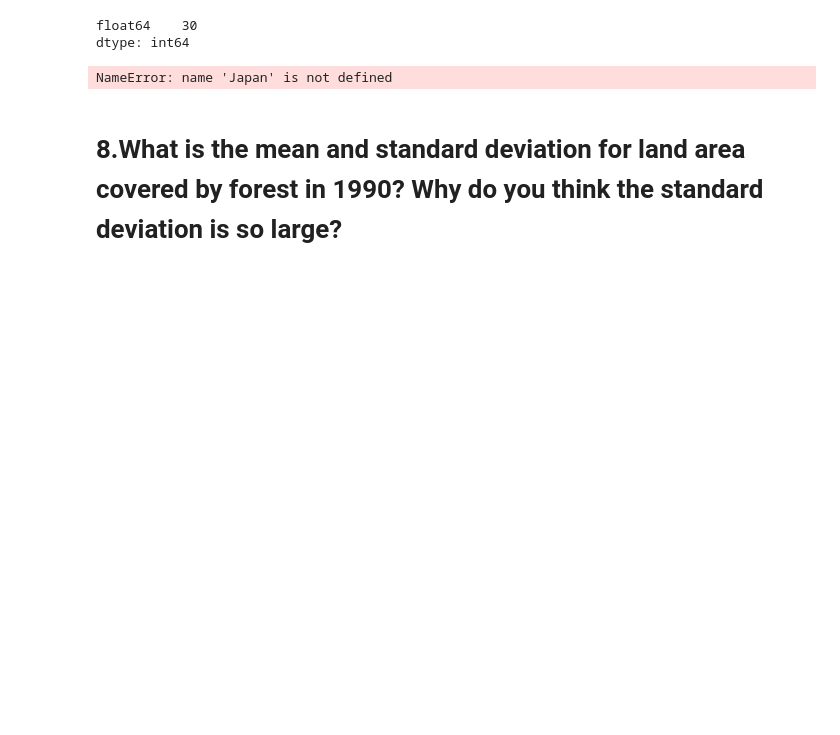
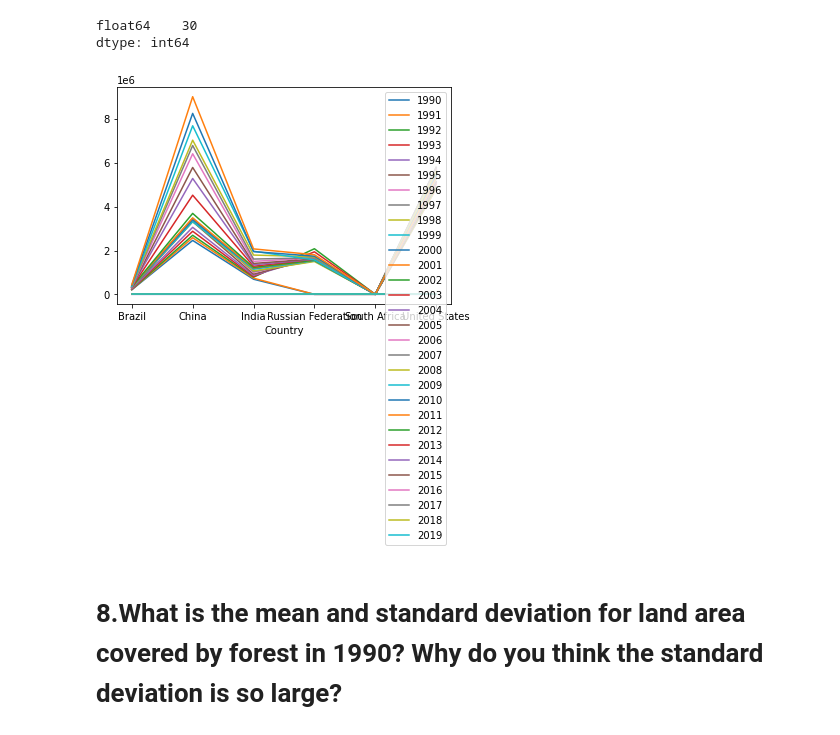
Before and after one commit to rethabilethulo/statistical_thinking1, a Jupyter notebook: Stats_thinking.ipynb, the cells around one changed output. Drawn from its saved outputs; the diff is of its cells as text; code cells hidden in the pictures; blank space fills up the shorter version.

```diff
--- a/Stats_thinking.ipynb
+++ b/Stats_thinking.ipynb
@@ -766,16 +766,11 @@ df8.dtypes.value_counts()
 # %% [output]
 float64    30
 dtype: int64
-# %%
-plt.plot(Japan.year, Japan.gdpPerCapita)
-plt.plot(China.year, China.gdpPerCapita)
-plt.legend(['Japan', 'China'])
-plt.xlabel('Year')
-plt.ylabel('GDP Per Capita')
-plt.title('GDP Per Capita of china and Japan')
-plt.show()
-# %% [output]
-NameError: name 'Japan' is not defined
+# %%
+df8.plot()
+plt.show()
+# %% [output]
+[figure, added]
 # %% [markdown]
 # 8.What is the mean and standard deviation for land area covered by forest in 1990? Why do you think the standard deviation is so large?
 # %%
```
Also changed, not shown: parts of 26 cells of this notebook.
